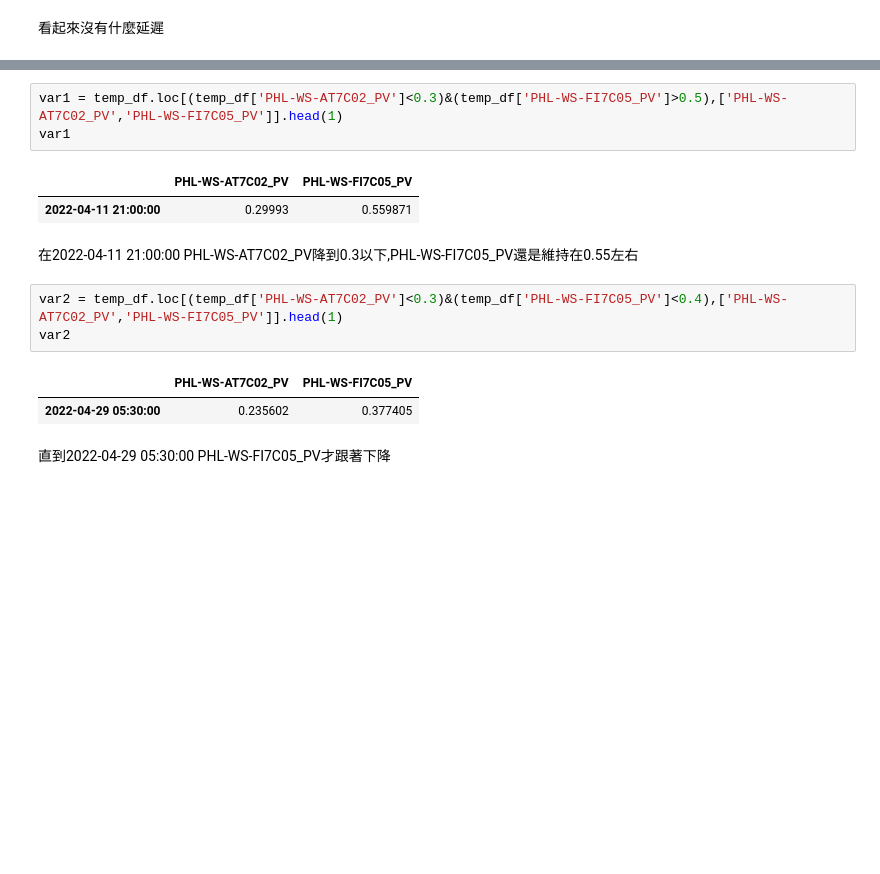
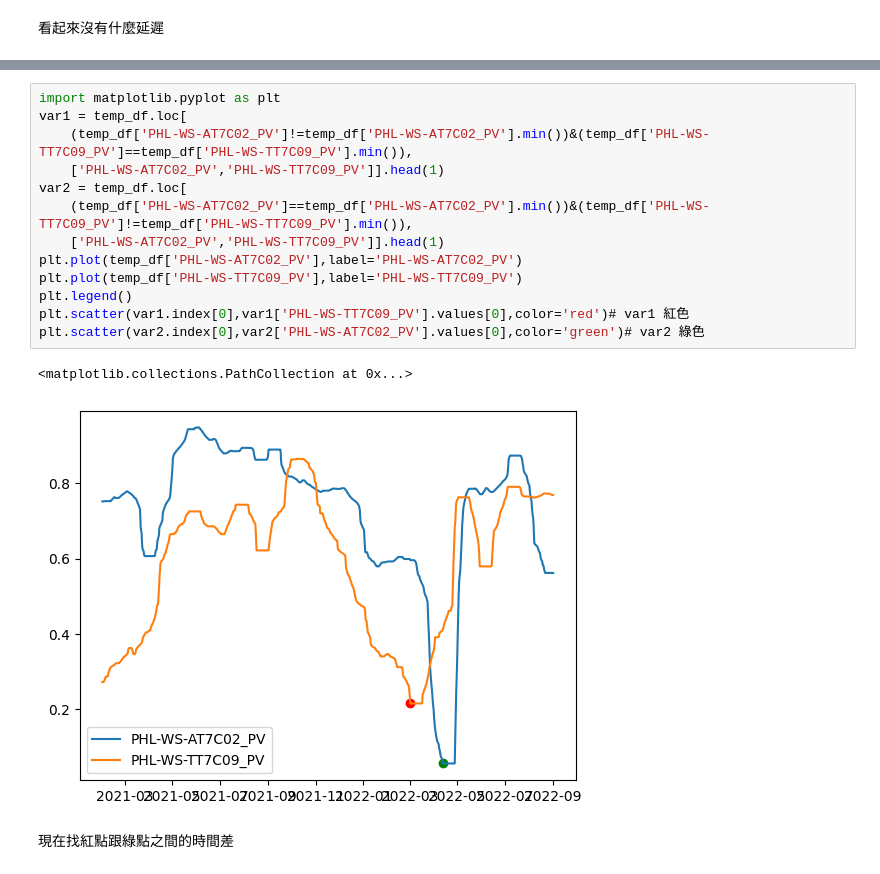
Before and after one commit to skywalker0803r/Wastewater-Biological-Treatment, a Jupyter notebook: Observation_time_delay.ipynb, the cells around one changed output, grey strips where cells are left out. Drawn from its saved outputs; the diff is of its cells as text; blank space fills up the shorter version.

```diff
--- a/Observation_time_delay.ipynb
+++ b/Observation_time_delay.ipynb
@@ -165,19 +165,21 @@ temp_df[['PHL-WS-AT7C02_PV','PHL-WS-FI7C05_PV']].plot()
-# %%
-var1 = temp_df.loc[(temp_df['PHL-WS-AT7C02_PV']<0.3)&(temp_df['PHL-WS-FI7C05_PV']>0.5),['PHL-WS-AT7C02_PV','PHL-WS-FI7C05_PV']].head(1)
-var1
-# %% [output]
-|  | PHL-WS-AT7C02_PV | PHL-WS-FI7C05_PV |
-| 2022-04-11 21:00:00 | 0.29993 | 0.559871 |
-# %% [markdown]
-在2022-04-11 21:00:00	PHL-WS-AT7C02_PV降到0.3以下,PHL-WS-FI7C05_PV還是維持在0.55左右
-# %%
-var2 = temp_df.loc[(temp_df['PHL-WS-AT7C02_PV']<0.3)&(temp_df['PHL-WS-FI7C05_PV']<0.4),['PHL-WS-AT7C02_PV','PHL-WS-FI7C05_PV']].head(1)
-var2
-# %% [output]
-|  | PHL-WS-AT7C02_PV | PHL-WS-FI7C05_PV |
-| 2022-04-29 05:30:00 | 0.235602 | 0.377405 |
-# %% [markdown]
-直到2022-04-29 05:30:00 PHL-WS-FI7C05_PV才跟著下降
+# %%
+import matplotlib.pyplot as plt
+var1 = temp_df.loc[
+    (temp_df['PHL-WS-AT7C02_PV']!=temp_df['PHL-WS-AT7C02_PV'].min())&(temp_df['PHL-WS-TT7C09_PV']==temp_df['PHL-WS-TT7C09_PV'].min()),
+    ['PHL-WS-AT7C02_PV','PHL-WS-TT7C09_PV']].head(1)
+var2 = temp_df.loc[
+    (temp_df['PHL-WS-AT7C02_PV']==temp_df['PHL-WS-AT7C02_PV'].min())&(temp_df['PHL-WS-TT7C09_PV']!=temp_df['PHL-WS-TT7C09_PV'].min()),
+    ['PHL-WS-AT7C02_PV','PHL-WS-TT7C09_PV']].head(1)
+plt.plot(temp_df['PHL-WS-AT7C02_PV'],label='PHL-WS-AT7C02_PV')
+plt.plot(temp_df['PHL-WS-TT7C09_PV'],label='PHL-WS-TT7C09_PV')
+plt.legend()
+plt.scatter(var1.index[0],var1['PHL-WS-TT7C09_PV'].values[0],color='red')# var1 紅色
+plt.scatter(var2.index[0],var2['PHL-WS-AT7C02_PV'].values[0],color='green')# var2 綠色
+# %% [output]
+<matplotlib.collections.PathCollection at 0x...>
+[figure, added]
+# %% [markdown]
+現在找紅點跟綠點之間的時間差
 # %%
 var2.index - var1.index
 # %% [output]
```
Also changed, not shown: parts of 5 cells of this notebook.
